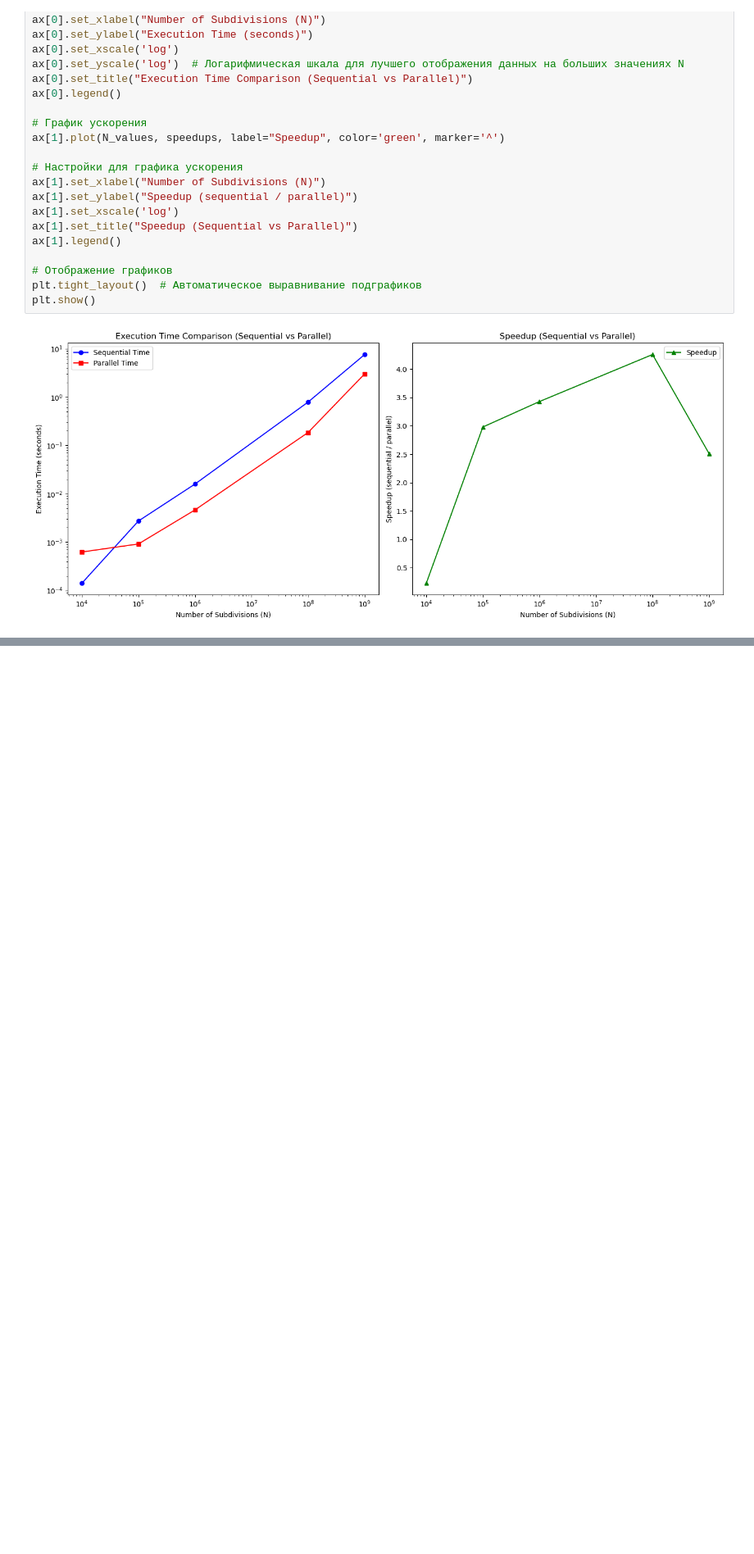
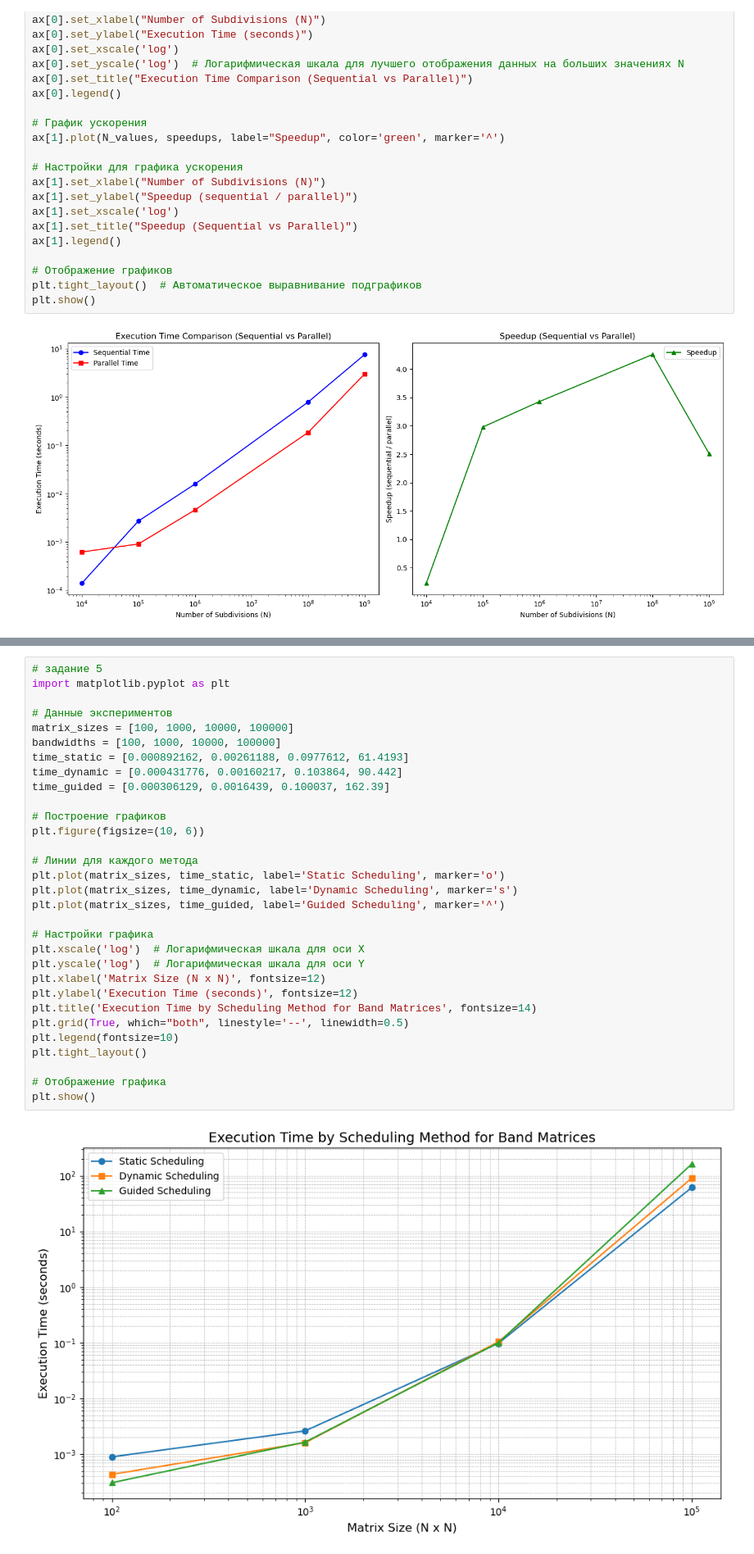
Before and after one commit to tmaxell/openmp_tasks, a Jupyter notebook: graphs/graph.ipynb, the cells around one changed output, grey strips where cells are left out. Shown at 82% size. Cells and saved outputs as stored; diff of their text form; blank space fills up the shorter version.

Commit message:
new data and graphs

```diff
--- a/graphs/graph.ipynb
+++ b/graphs/graph.ipynb
@@ -151,0 +154,33 @@ plt.show()
+# %%
+# задание 5
+import matplotlib.pyplot as plt
+
+# Данные экспериментов
+matrix_sizes = [100, 1000, 10000, 100000]
+bandwidths = [100, 1000, 10000, 100000]
+time_static = [0.000892162, 0.00261188, 0.0977612, 61.4193]
+time_dynamic = [0.000431776, 0.00160217, 0.103864, 90.442]
+time_guided = [0.000306129, 0.0016439, 0.100037, 162.39]
+
+# Построение графиков
+plt.figure(figsize=(10, 6))
+
+# Линии для каждого метода
+plt.plot(matrix_sizes, time_static, label='Static Scheduling', marker='o')
+plt.plot(matrix_sizes, time_dynamic, label='Dynamic Scheduling', marker='s')
+plt.plot(matrix_sizes, time_guided, label='Guided Scheduling', marker='^')
+
+# Настройки графика
+plt.xscale('log')  # Логарифмическая шкала для оси X
+plt.yscale('log')  # Логарифмическая шкала для оси Y
+plt.xlabel('Matrix Size (N x N)', fontsize=12)
+plt.ylabel('Execution Time (seconds)', fontsize=12)
+plt.title('Execution Time by Scheduling Method for Band Matrices', fontsize=14)
+plt.grid(True, which="both", linestyle='--', linewidth=0.5)
+plt.legend(fontsize=10)
+plt.tight_layout()
+
+# Отображение графика
+plt.show()
+# %% [output]
+[figure, added]
```
Also changed, not shown: parts of 5 cells of this notebook.
